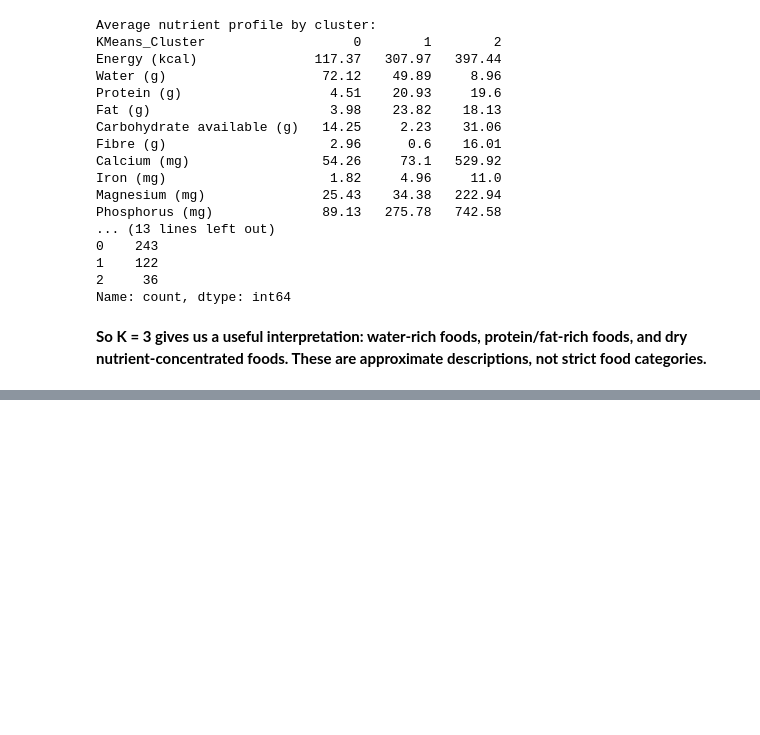
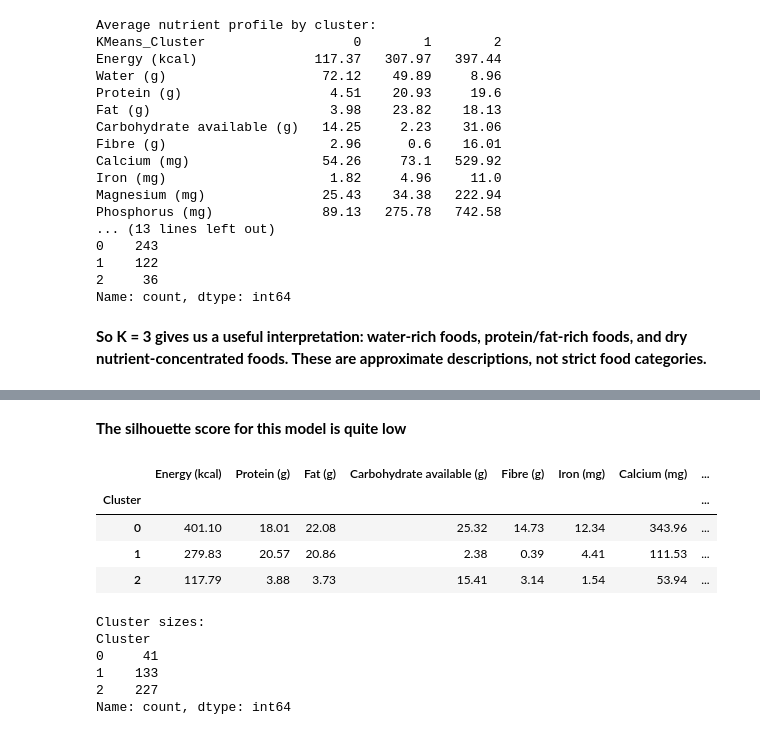
Before and after one commit to sheilawanjiru52-create/FINALPROJECT, a Jupyter notebook: nutrition.ipynb, the cells around one changed output, grey strips where cells are left out. Drawn from its saved outputs; the diff is of its cells as text; code cells hidden in the pictures; blank space fills up the shorter version.

```diff
--- a/nutrition.ipynb
+++ b/nutrition.ipynb
@@ -2880,0 +2951,46 @@ Name: count, dtype: int64
+# %% [markdown]
+**The silhouette score for this model is quite low**
+# %%
+# Summarize nutrient profiles for Agglomerative K=3
+
+agg_profile = X_imputed.copy()
+agg_profile["Cluster"] = agg3_labels
+
+nutrients_to_check = [
+    "Energy (kcal)",
+    "Protein (g)",
+    "Fat (g)",
+    "Carbohydrate available (g)",
+    "Fibre (g)",
+    "Iron (mg)",
+    "Calcium (mg)",
+    "Vitamin C (mg)"
+]
+
+available_features = [
+    col for col in nutrients_to_check
+    if col in agg_profile.columns
+]
+
+cluster_means = (
+    agg_profile.groupby("Cluster")[available_features]
+    .mean()
+    .round(2)
+)
+
+display(cluster_means)
+
+print("\nCluster sizes:")
+print(pd.Series(agg3_labels, name="Cluster").value_counts().sort_index())
+# %% [output]
+|  | Energy (kcal) | Protein (g) | Fat (g) | Carbohydrate available (g) | Fibre (g) | Iron (mg) | Calcium (mg) | ... |
+| Cluster |  |  |  |  |  |  |  | ... |
+| 0 | 401.10 | 18.01 | 22.08 | 25.32 | 14.73 | 12.34 | 343.96 | ... |
+| 1 | 279.83 | 20.57 | 20.86 | 2.38 | 0.39 | 4.41 | 111.53 | ... |
+| 2 | 117.79 | 3.88 | 3.73 | 15.41 | 3.14 | 1.54 | 53.94 | ... |
+Cluster sizes:
+Cluster
+0     41
+1    133
+2    227
+Name: count, dtype: int64
```
Also changed, not shown: parts of 11 cells of this notebook.
